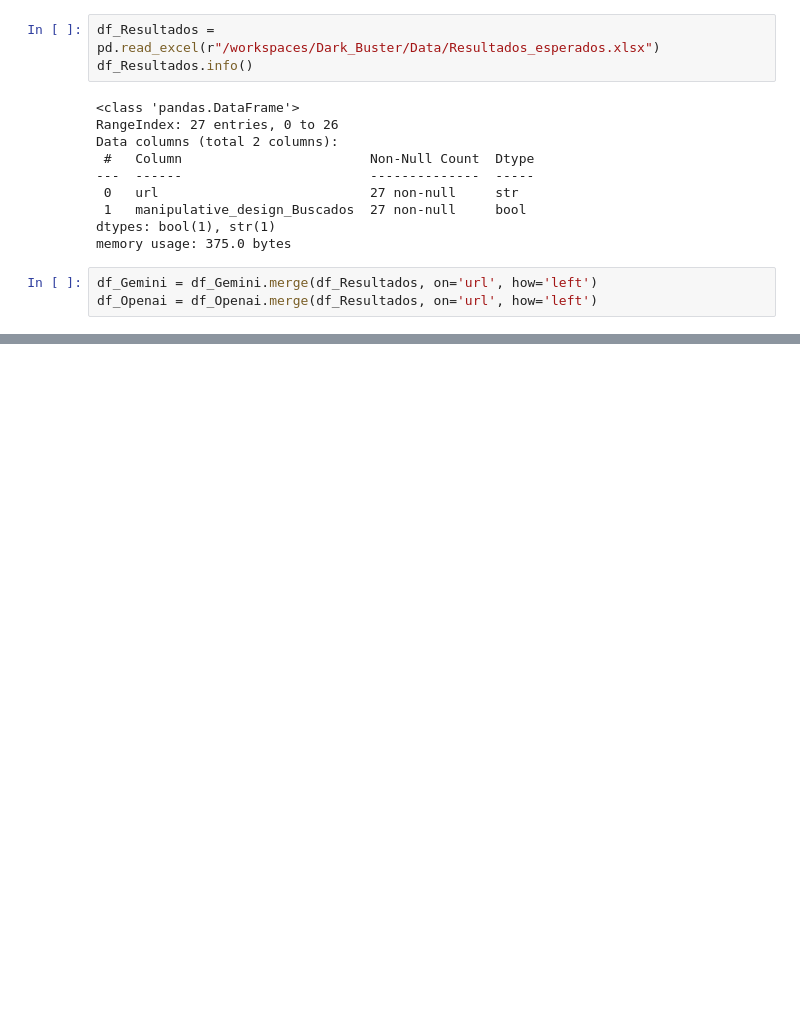
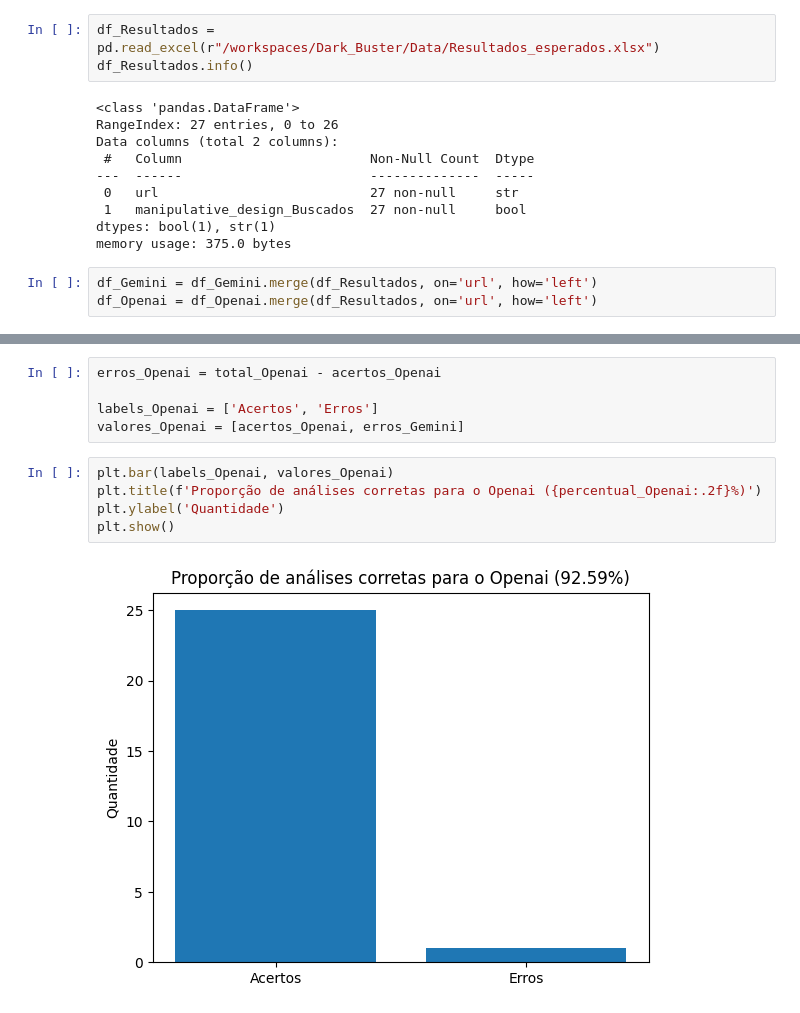
Before and after one commit to ArthurF36/Dark_Pattern, a Jupyter notebook: Notebook/graficos_Dark_Buster.ipynb, the cells around one changed output, grey strips where cells are left out. Cells and saved outputs as stored; diff of their text form; blank space fills up the shorter version.

```diff
--- a/Notebook/graficos_Dark_Buster.ipynb
+++ b/Notebook/graficos_Dark_Buster.ipynb
@@ -81,0 +124,12 @@ df_Openai = df_Openai.merge(df_Resultados, on='url', how='left')
+# %%
+erros_Openai = total_Openai - acertos_Openai
+
+labels_Openai = ['Acertos', 'Erros']
+valores_Openai = [acertos_Openai, erros_Gemini]
+# %%
+plt.bar(labels_Openai, valores_Openai)
+plt.title(f'Proporção de análises corretas para o Openai ({percentual_Openai:.2f}%)')
+plt.ylabel('Quantidade')
+plt.show()
+# %% [output]
+[figure, added]
```
Also changed, not shown: parts of 4 cells of this notebook.
